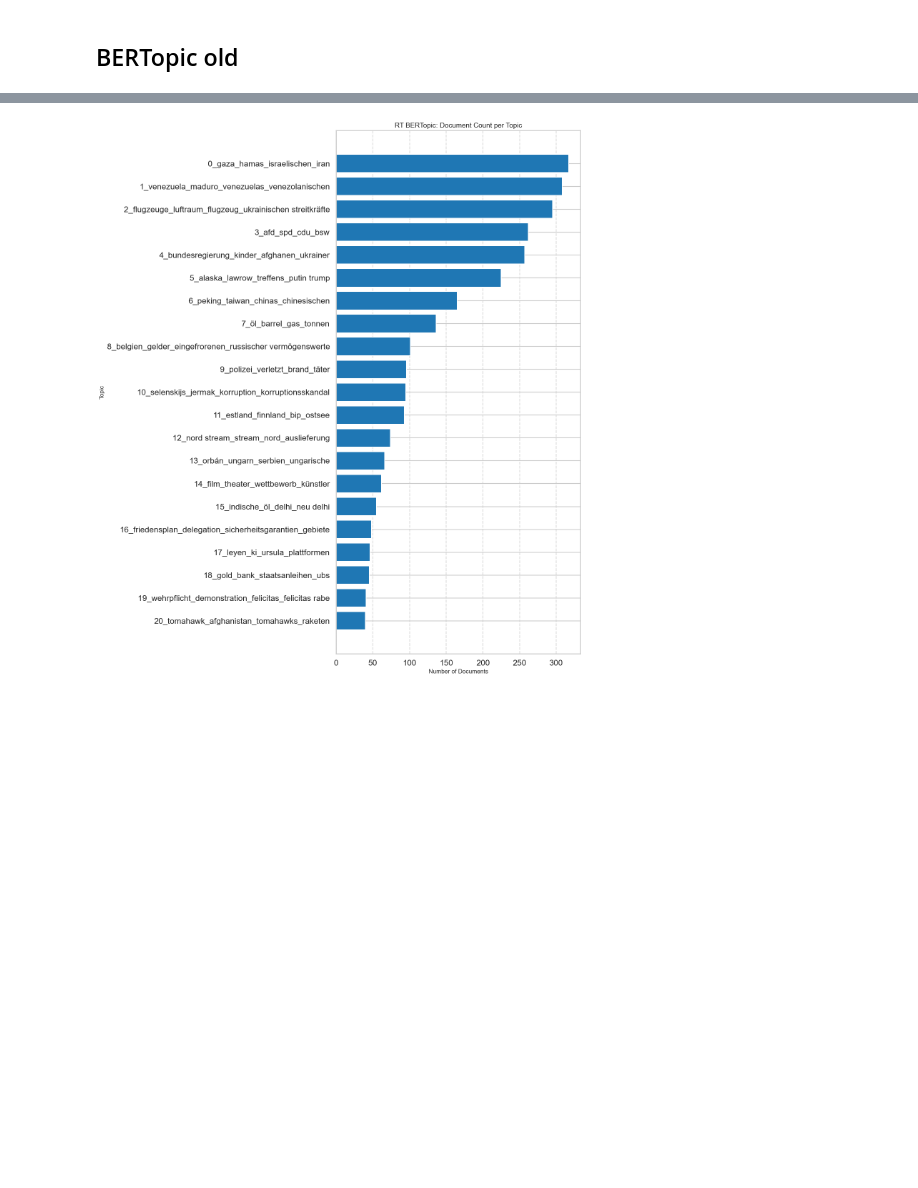
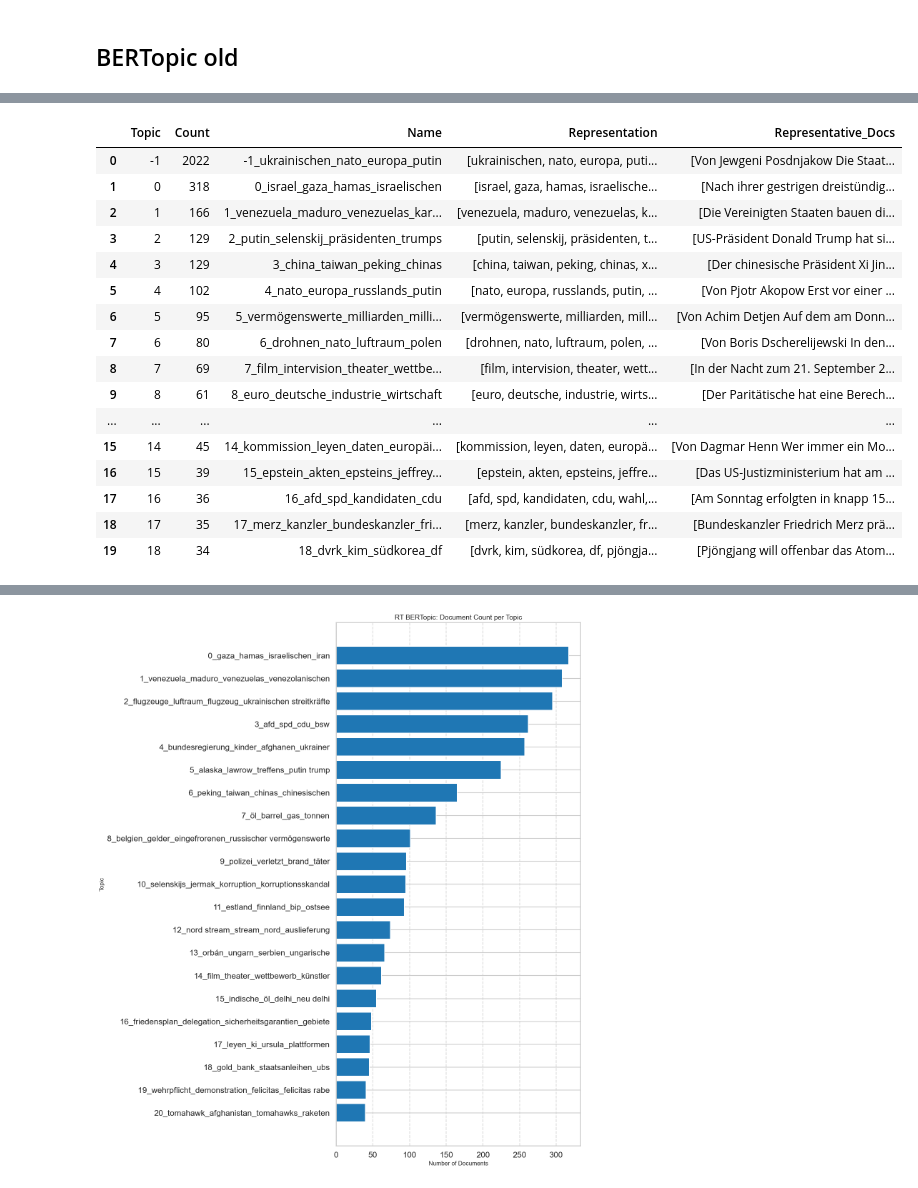
Before and after one commit to mattishaumann/Thesis, a Jupyter notebook: data preprocessing/01_RT.ipynb, the cells around one changed output, grey strips where cells are left out. Saved outputs shown, nothing was run; the diff lists cells and outputs as text; code cells hidden in the pictures; blank space fills up the shorter version.

```diff
--- a/data preprocessing/01_RT.ipynb
+++ b/data preprocessing/01_RT.ipynb
@@ -307,0 +539,12 @@ topic_info.head(20)
+# %%
+# 1) BERTopic on full article text
+result_full_text = run_bertopic_pipeline(
+    df=df_clean,
+    text_col="Text",
+    config=BERTopicConfig(hdbscan_min_cluster_size=15),
+    id_col="URL",
+    source_name="RT_de",
+)
+
+# Keep downstream notebook cells unchanged (they use `result`)
+result = result_full_text
@@ -307,0 +567,21 @@ topic_info.head(20)
+# %%
+topic_info = result["topic_info"]
+topic_info.head(20)
+# %% [output]
+|  | Topic | Count | Name | Representation | Representative_Docs |
+| 0 | -1 | 2022 | -1_ukrainischen_nato_europa_putin | [ukrainischen, nato, europa, puti... | [Von Jewgeni Posdnjakow Die Staat... |
+| 1 | 0 | 318 | 0_israel_gaza_hamas_israelischen | [israel, gaza, hamas, israelische... | [Nach ihrer gestrigen dreistündig... |
+| 2 | 1 | 166 | 1_venezuela_maduro_venezuelas_kar... | [venezuela, maduro, venezuelas, k... | [Die Vereinigten Staaten bauen di... |
+| 3 | 2 | 129 | 2_putin_selenskij_präsidenten_trumps | [putin, selenskij, präsidenten, t... | [US-Präsident Donald Trump hat si... |
+| 4 | 3 | 129 | 3_china_taiwan_peking_chinas | [china, taiwan, peking, chinas, x... | [Der chinesische Präsident Xi Jin... |
+| 5 | 4 | 102 | 4_nato_europa_russlands_putin | [nato, europa, russlands, putin, ... | [Von Pjotr Akopow Erst vor einer ... |
+| 6 | 5 | 95 | 5_vermögenswerte_milliarden_milli... | [vermögenswerte, milliarden, mill... | [Von Achim Detjen Auf dem am Donn... |
+| 7 | 6 | 80 | 6_drohnen_nato_luftraum_polen | [drohnen, nato, luftraum, polen, ... | [Von Boris Dscherelijewski In den... |
+| 8 | 7 | 69 | 7_film_intervision_theater_wettbe... | [film, intervision, theater, wett... | [In der Nacht zum 21. September 2... |
+| 9 | 8 | 61 | 8_euro_deutsche_industrie_wirtschaft | [euro, deutsche, industrie, wirts... | [Der Paritätische hat eine Berech... |
+| ... | ... | ... | ... | ... | ... |
+| 15 | 14 | 45 | 14_kommission_leyen_daten_europäi... | [kommission, leyen, daten, europä... | [Von Dagmar Henn Wer immer ein Mo... |
+| 16 | 15 | 39 | 15_epstein_akten_epsteins_jeffrey... | [epstein, akten, epsteins, jeffre... | [Das US-Justizministerium hat am ... |
+| 17 | 16 | 36 | 16_afd_spd_kandidaten_cdu | [afd, spd, kandidaten, cdu, wahl,... | [Am Sonntag erfolgten in knapp 15... |
+| 18 | 17 | 35 | 17_merz_kanzler_bundeskanzler_fri... | [merz, kanzler, bundeskanzler, fr... | [Bundeskanzler Friedrich Merz prä... |
+| 19 | 18 | 34 | 18_dvrk_kim_südkorea_df | [dvrk, kim, südkorea, df, pjöngja... | [Pjöngjang will offenbar das Atom... |
```
Also changed, not shown: parts of 20 cells of this notebook.
